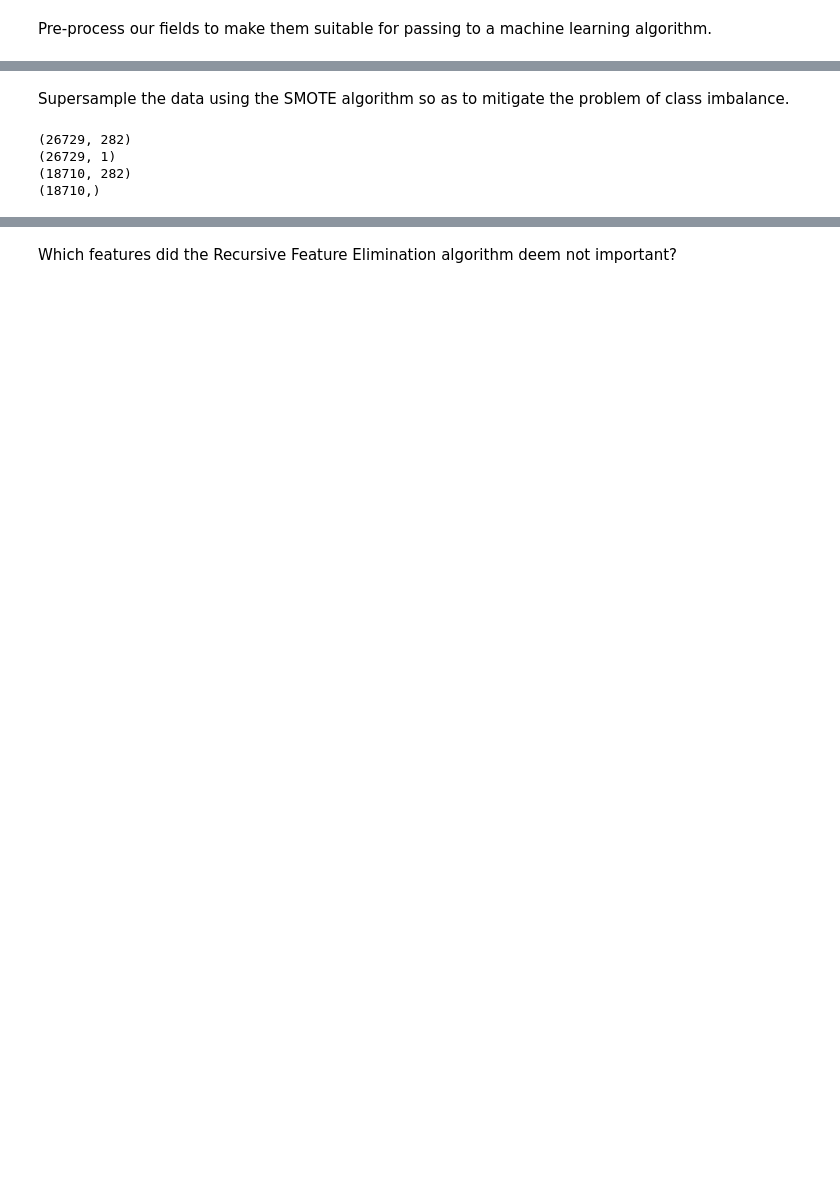
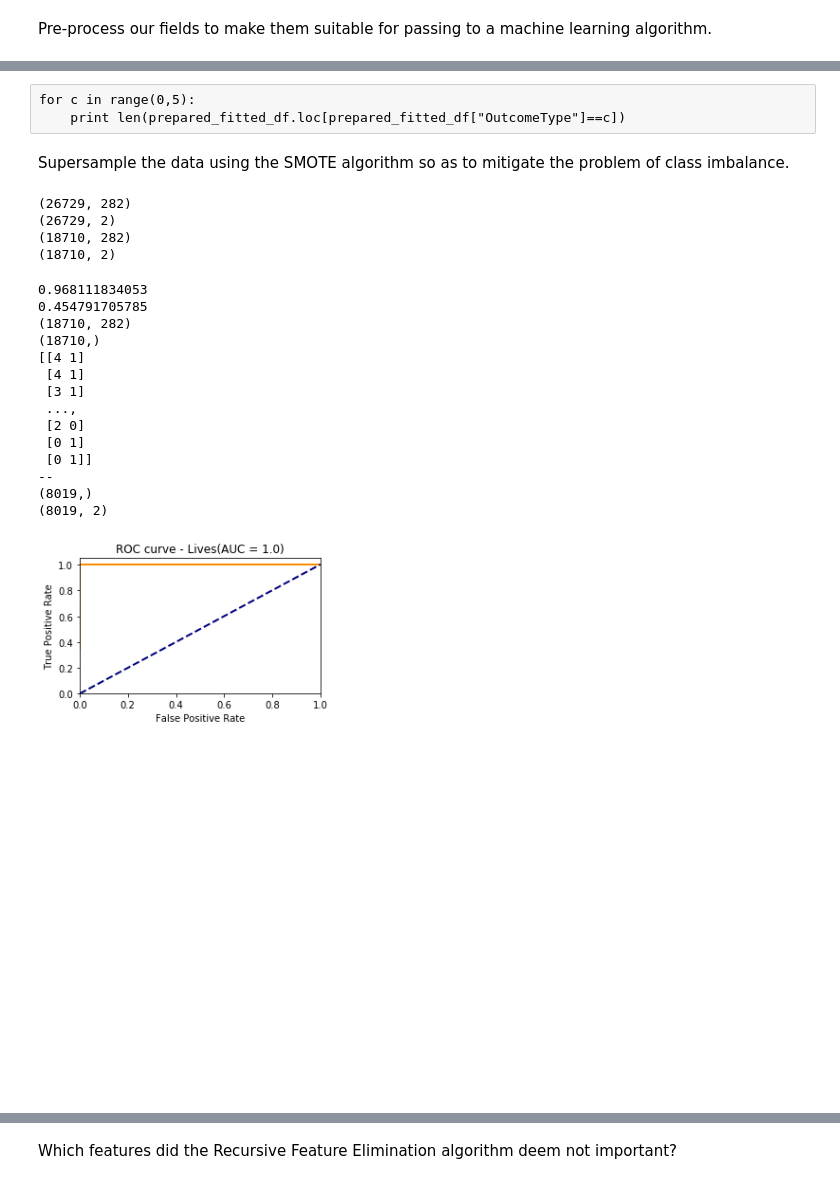
Before and after one commit to etibonuni/ICS5110-Applied-Machine-Learning, a Jupyter notebook: ML-Assignmnent/Animal Shelter/Animal Shelter Predictions-Copy2.ipynb, the cells around one changed output, grey strips where cells are left out. Drawn from its saved outputs; the diff is of its cells as text; code cells hidden in the pictures; blank space fills up the shorter version.

```diff
--- a/ML-Assignmnent/Animal Shelter/Animal Shelter Predictions-Copy2.ipynb
+++ b/ML-Assignmnent/Animal Shelter/Animal Shelter Predictions-Copy2.ipynb
@@ -130,10 +130,12 @@ This should allow the classifier to implicitly infer information regarding the b
 # %%
 from sklearn.naive_bayes import GaussianNB
 from sklearn.feature_extraction.text import CountVectorizer
-from sklearn.decomposition import PCA
+from sklearn.feature_extraction.text import TfidfVectorizer
+#from sklearn.decomposition import PCA
 
 def preprocessBreed(df):
-    vec = CountVectorizer()
+    #vec = CountVectorizer()
+    vec = TfidfVectorizer()
 
     breedsTDM = vec.fit_transform(df["Breed"].str.replace("Mix", "").str.replace("/", " ").str.lower())
     print breedsTDM.shape
@@ -459,7 +461,8 @@ mapper = DataFrameMapper([
 ], default=None, df_out=True)
 
 labelMapper = DataFrameMapper([
-    ("OutcomeType", preprocessing.LabelEncoder())
+    ("OutcomeType", preprocessing.LabelEncoder()),
+    ("OutcomeTypeReduced", preprocessing.LabelEncoder())
 ], df_out=True)
 # %%
 
@@ -468,7 +471,7 @@ classes_array = labelMapper.fit_transform(prepared_df)
 prepared_fitted_df = mapper.fit_transform(prepared_df)
 
 # Drop redundant columns to avoid the Dummy Variable Trap
-prepared_fitted_df = prepared_fitted_df.drop(["Sex_unknown",  "AgeBracket_senior", "DaySegment_HR_7", "SimpleColor", "OutcomeType" ], axis=1)
+prepared_fitted_df = prepared_fitted_df.drop(["Sex_unknown",  "AgeBracket_senior", "DaySegment_HR_7", "SimpleColor", "OutcomeType", "OutcomeTypeReduced" ], axis=1)
 
 # Create features array for learning
 features_array = prepared_fitted_df.values
@@ -525,17 +507,20 @@ OutcomeHour
+# %% [raw]
+for c in range(0,5):
+    print len(prepared_fitted_df.loc[prepared_fitted_df["OutcomeType"]==c])
 # %% [markdown]
 Supersample the data using the SMOTE algorithm so as to mitigate the problem of class imbalance.
 # %%
 from sklearn.model_selection import train_test_split
 from imblearn.over_sampling import SMOTE
 
-#sm = SMOTE(random_state=42, kind="borderline2", n_jobs=4)
+sm = SMOTE(random_state=42, n_jobs=4, ratio={0:5000})
 #ss_features, ss_classes = sm.fit_sample(features_array, classes_array)
 ss_features = features_array
 ss_classes = classes_array.values
 
 binarizer = preprocessing.LabelBinarizer()
 #ss_classes = binarizer.fit_transform(ss_classes)
-X_train, X_test, y_train, y_test = train_test_split(features_array, classes_array.values.ravel(), test_size=0.3, random_state=42)
+X_train, X_test, y_train, y_test = train_test_split(features_array, classes_array.values, test_size=0.3, random_state=42)
 
 #sm = SMOTE(random_state=42, kind="borderline2", n_jobs=4)
 #X_train, y_train = sm.fit_sample(X_train, y_train)
@@ -544,8 +529,10 @@ print features_array.shape
 print classes_array.shape
 print X_train.shape
 print y_train.shape
+
+X_test_pre_red = X_test
 # %% [output]
 (26729, 282)
-(26729, 1)
+(26729, 2)
 (18710, 282)
-(18710,)
+(18710, 2)
@@ -551,0 +577,48 @@ print y_train.shape
+# %%
+#from sklearn.naive_bayes import MultinomialNB
+from sklearn.neighbors import KNeighborsClassifier
+from sklearn.preprocessing import LabelBinarizer
+from sklearn.metrics import f1_score
+from sklearn.metrics import log_loss
+
+#preclf = MultinomialNB()
+
+preclf = KNeighborsClassifier(weights="distance", n_neighbors=30)
+preclf.fit(X_train, y_train[:,1])
+
+prepreds = preclf.predict(X_test)
+preproba = preclf.predict_proba(X_test)
+
+print f1_score(y_test[:,1], prepreds)
+print log_loss(y_test[:,1], preproba)
+
+print X_train.shape
+print y_train[:,1].shape
+print y_train
+X_train = np.hstack((X_train, y_train[:,1:]))
+
+print "--"
+#print np.hstack((np.transpose(prepreds[np.newaxis]), np.transpose((prepreds==0)[np.newaxis])))
+#['Adoption' 'Died' 'Euthanasia' 'Return_to_owner' 'Transfer']
+#print prepreds
+#print (prepreds==0).astype(int)
+print prepreds.shape
+print preproba.shape
+#plotROCCurves([0, 1], ["Lives", "Dies"], np.hstack((np.transpose((prepreds==0)[np.newaxis]), np.transpose(prepreds[np.newaxis]))), preproba)
+plotROCCurves([1], ["Lives"], np.transpose(prepreds[np.newaxis]), np.transpose(preproba[:,1][np.newaxis]))
+# %% [output]
+0.968111834053
+0.454791705785
+(18710, 282)
+(18710,)
+[[4 1]
+ [4 1]
+ [3 1]
+ ...,
+ [2 0]
+ [0 1]
+ [0 1]]
+--
+(8019,)
+(8019, 2)
+[figure, added]
```
Also changed, not shown: parts of 21 cells of this notebook, 1 other file.
